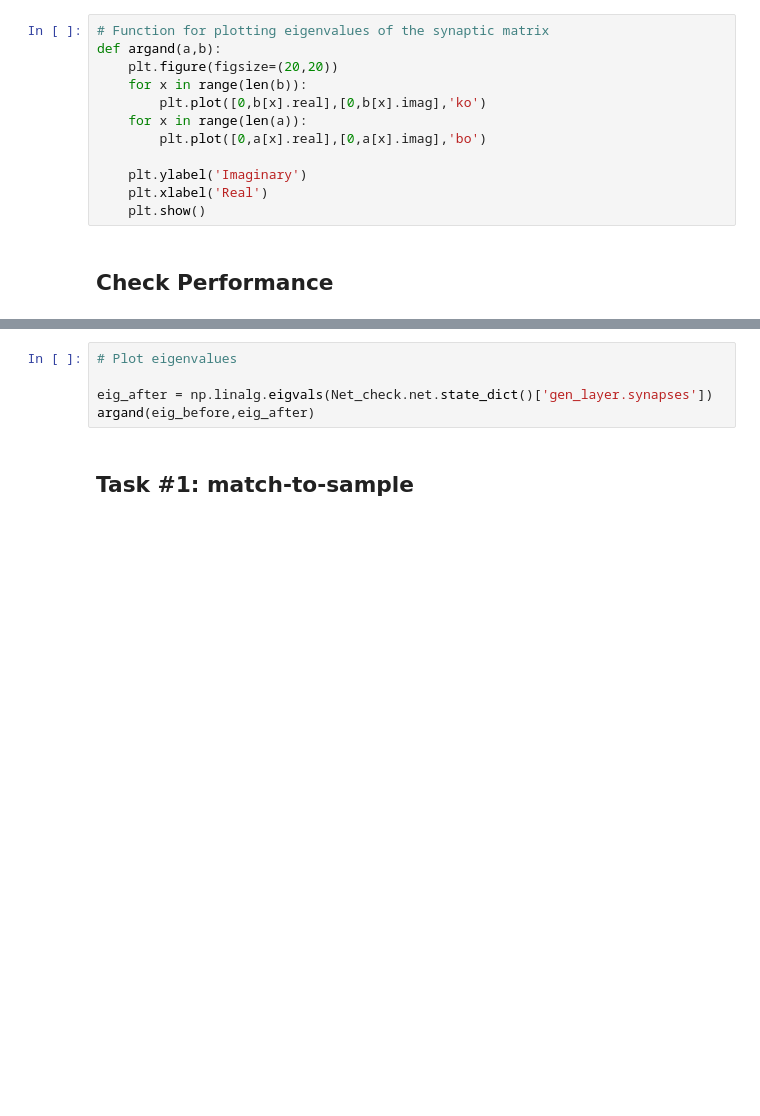
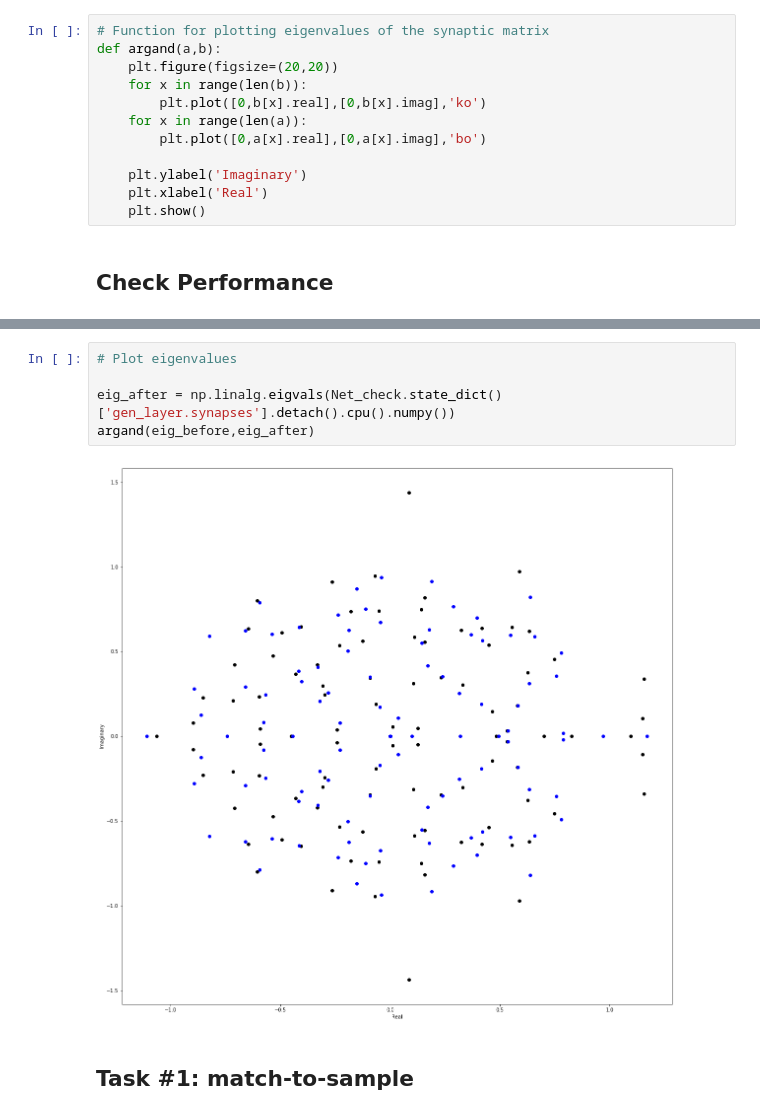
Before and after one commit to Tatyana-jl/Force_WM, a Jupyter notebook: FORCE Net experiments.ipynb, the cells around one changed output, grey strips where cells are left out. Saved outputs shown, nothing was run; the diff lists cells and outputs as text; blank space fills up the shorter version.

```diff
--- a/FORCE Net experiments.ipynb
+++ b/FORCE Net experiments.ipynb
@@ -101,8 +101,10 @@ plt.legend()
 # %%
 # Plot eigenvalues
 
-eig_after = np.linalg.eigvals(Net_check.net.state_dict()['gen_layer.synapses'])
+eig_after = np.linalg.eigvals(Net_check.state_dict()['gen_layer.synapses'].detach().cpu().numpy())
 argand(eig_before,eig_after)
+# %% [output]
+[figure, added]
 # %% [markdown]
 ## Task #1: match-to-sample
 # %%
```
Also changed, not shown: parts of 24 cells of this notebook, 1 other file.
